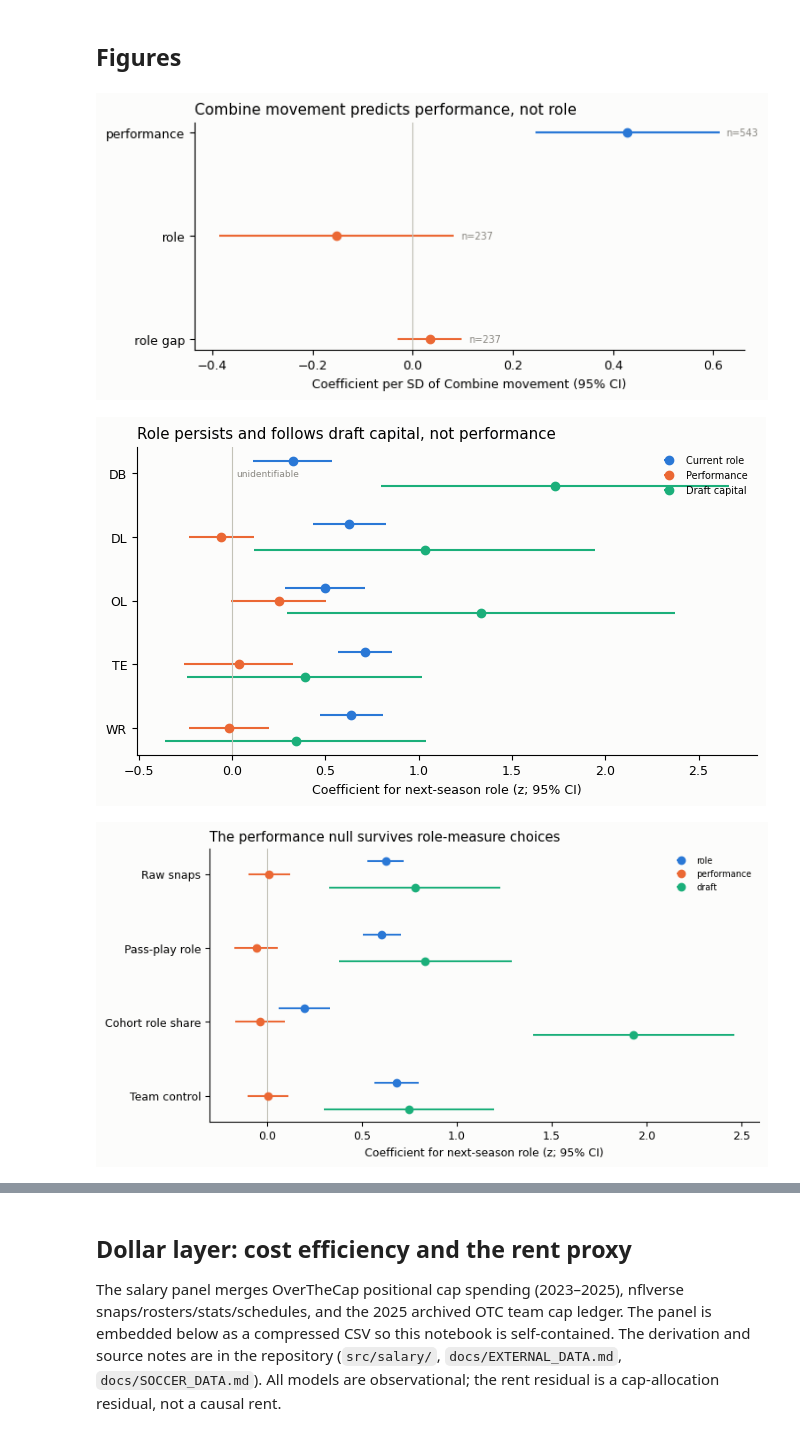
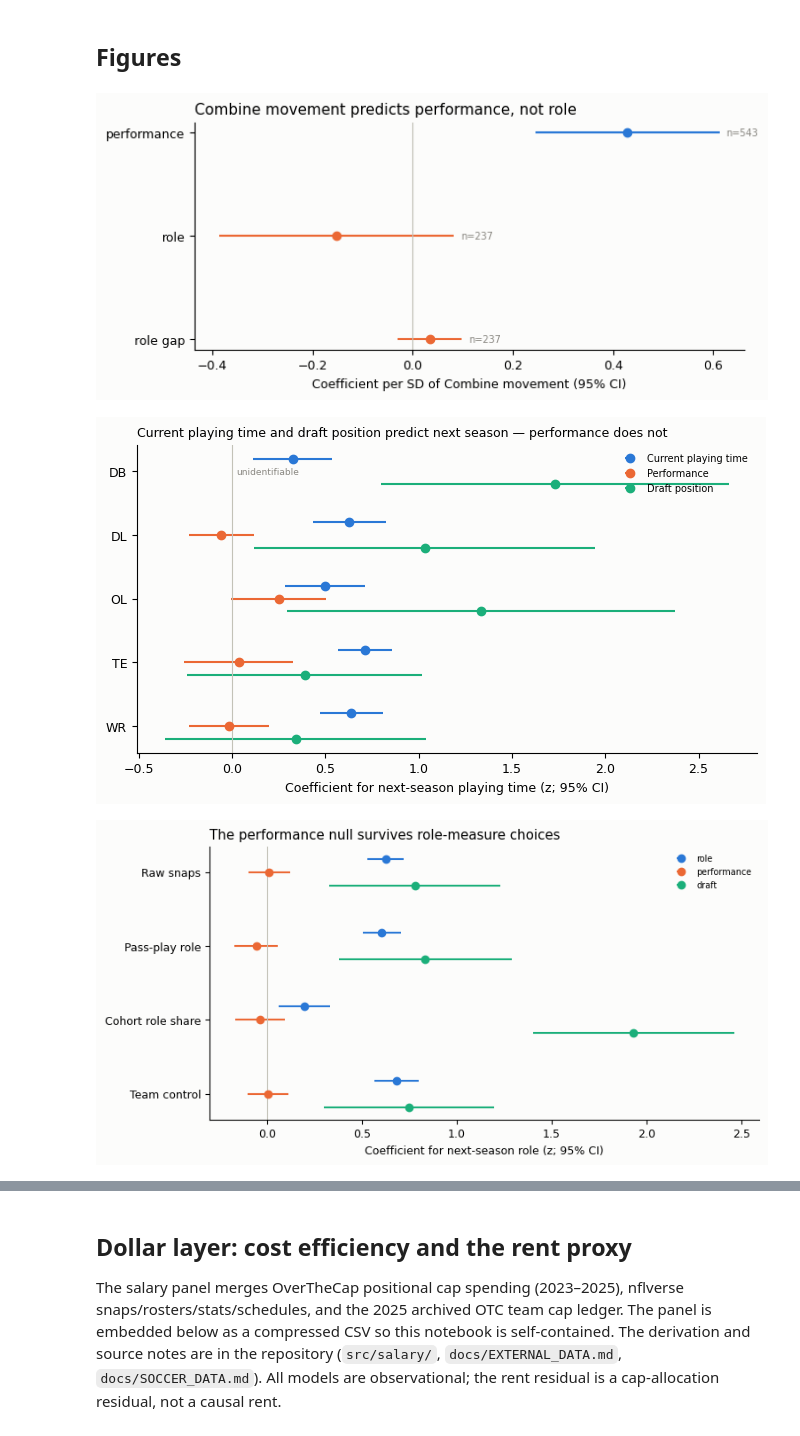
Before and after one commit to PatrickMockridge/nfl-big-data-bowl-2027, a Jupyter notebook: notebooks/02_final_public.ipynb, the cells around one changed output, grey strips where cells are left out. Drawn from its saved outputs; the diff is of its cells as text; code cells hidden in the pictures.

```diff
--- a/notebooks/02_final_public.ipynb
+++ b/notebooks/02_final_public.ipynb
@@ -378,7 +378,7 @@ fig.savefig(FIG/"combine_linkage.png",dpi=180,bbox_inches="tight"); plt.show()
 # Next-role forest.
 fig, ax = plt.subplots(figsize=(8, 4))
 yy = np.arange(len(pos_df))
-for key, label, color, off in [("role","Current role",BLUE,-.2),("perf","Performance",ORANGE,0),("draft","Draft capital",AQUA,.2)]:
+for key, label, color, off in [("role","Current playing time",BLUE,-.2),("perf","Performance",ORANGE,0),("draft","Draft position",AQUA,.2)]:
     coef = pos_df[key].to_numpy(); lo = pos_df[key+"_lo"].to_numpy(); hi = pos_df[key+"_hi"].to_numpy()
     mask = ~np.isnan(coef)
     ax.errorbar(coef[mask], (yy+off)[mask], xerr=[(coef-lo)[mask],(hi-coef)[mask]],
@@ -387,8 +387,8 @@ for key, label, color, off in [("role","Current role",BLUE,-.2),("perf","Perform
         for idx in np.where(~mask)[0]:
             ax.text(0.02, yy[idx]+off, "unidentifiable", fontsize=6.5, color=GRAY, va="center")
 ax.axvline(0, color=BASELINE, lw=.8); ax.set_yticks(yy); ax.set_yticklabels(pos_df["position"]); ax.invert_yaxis()
-ax.set_xlabel("Coefficient for next-season role (z; 95% CI)"); ax.legend(frameon=False, fontsize=7)
-ax.set_title("Role persists and follows draft capital, not performance", loc="left")
+ax.set_xlabel("Coefficient for next-season playing time (z; 95% CI)"); ax.legend(frameon=False, fontsize=7)
+ax.set_title("Current playing time and draft position predict next season — performance does not", loc="left", fontsize=9)
 fig.savefig(FIG/"next_role_forest.png",dpi=180,bbox_inches="tight"); plt.show()
 
 # Role-measure sensitivity.
@@ -406,37 +406,37 @@ ax.set_title("The performance null survives role-measure choices", loc="left")
 fig.savefig(FIG/"role_sensitivity.png",dpi=180,bbox_inches="tight"); plt.show()
 
 # Role persistence vs performance.
 fig, axes = plt.subplots(1,2,figsize=(9,3.8),sharey=True)
-for ax,col,label,color in [(axes[0],"role_z","Current role (z)",BLUE),(axes[1],"perf_z","Performance (z)",ORANGE)]:
+for ax,col,label,color in [(axes[0],"role_z","Current playing time (z)",BLUE),(axes[1],"perf_z","Performance (z)",ORANGE)]:
     ax.scatter(base[col],base["next_role"],s=14,c=GRAY,alpha=.45,edgecolors=SURFACE,linewidths=.3)
     coef=np.polyfit(base[col],base["next_role"],1); xs=np.linspace(base[col].min(),base[col].max(),50)
     ax.plot(xs,np.polyval(coef,xs),color=color,lw=1.5); ax.axhline(0,color=BASELINE,lw=.8)
-    ax.set_xlabel(label); ax.set_title(label.split(" (")[0]+" to next role",loc="left")
+    ax.set_xlabel(label); ax.set_title(label.split(" (")[0]+" to next season",loc="left")
     ax.annotate(f"slope {coef[0]:+.2f}",(0.04,.92),xycoords="axes fraction",fontsize=8)
-axes[0].set_ylabel("Next-season role (z)")
-fig.suptitle("Role persists; performance does not",x=.01,ha="left")
+axes[0].set_ylabel("Next-season playing time (z)")
+fig.suptitle("Playing time persists; performance does not",x=.01,ha="left")
 fig.tight_layout(); fig.savefig(FIG/"role_persistence.png",dpi=180,bbox_inches="tight"); plt.show()
 
 # Within-player change.
 fig,ax=plt.subplots(figsize=(6,4))
 ax.scatter(diff["d_perf"],diff["d_role"],s=16,c=GRAY,alpha=.5,edgecolors=SURFACE,linewidths=.3)
 coef=np.polyfit(diff["d_perf"],diff["d_role"],1); xs=np.linspace(diff["d_perf"].min(),diff["d_perf"].max(),50)
 ax.plot(xs,np.polyval(coef,xs),color=ORANGE,lw=1.5); ax.axhline(0,color=BASELINE,lw=.8); ax.axvline(0,color=BASELINE,lw=.8)
-ax.set_xlabel("Change in performance (z)"); ax.set_ylabel("Change in role (z)")
+ax.set_xlabel("Change in performance (z)"); ax.set_ylabel("Change in playing time (z)")
 ax.set_title("When performance changes, role does not",loc="left")
 fig.savefig(FIG/"within_player_change.png",dpi=180,bbox_inches="tight"); plt.show()
 
 # Role gap tails.
 tail_plot=tail[tail["allocation"]!="mid"]
 fig,ax=plt.subplots(figsize=(6.6,3.8))
 for label,color in [("high role / low performance",ORANGE),("low role / high performance",BLUE)]:
     sub=tail_plot[tail_plot["allocation"]==label]
     ax.scatter(sub["perf_z"],sub["role_gap"],s=36,c=color,edgecolors=SURFACE,linewidths=.5,label=label)
 ax.axhline(0,color=BASELINE,lw=.8); ax.axvline(0,color=BASELINE,lw=.8)
 ax.set_xlabel("Performance (z)"); ax.set_ylabel("Role gap"); ax.legend(frameon=False,fontsize=7)
 ax.set_title("Role is not allocated to measured performance",loc="left")
 fig.savefig(FIG/"role_gap_tails.png",dpi=180,bbox_inches="tight"); plt.show()
 # %% [output]
 [figure]
-[figure, old version]
+[figure, new version]
 [figure]
```
Also changed, not shown: parts of 4 cells of this notebook, 12 other files.
